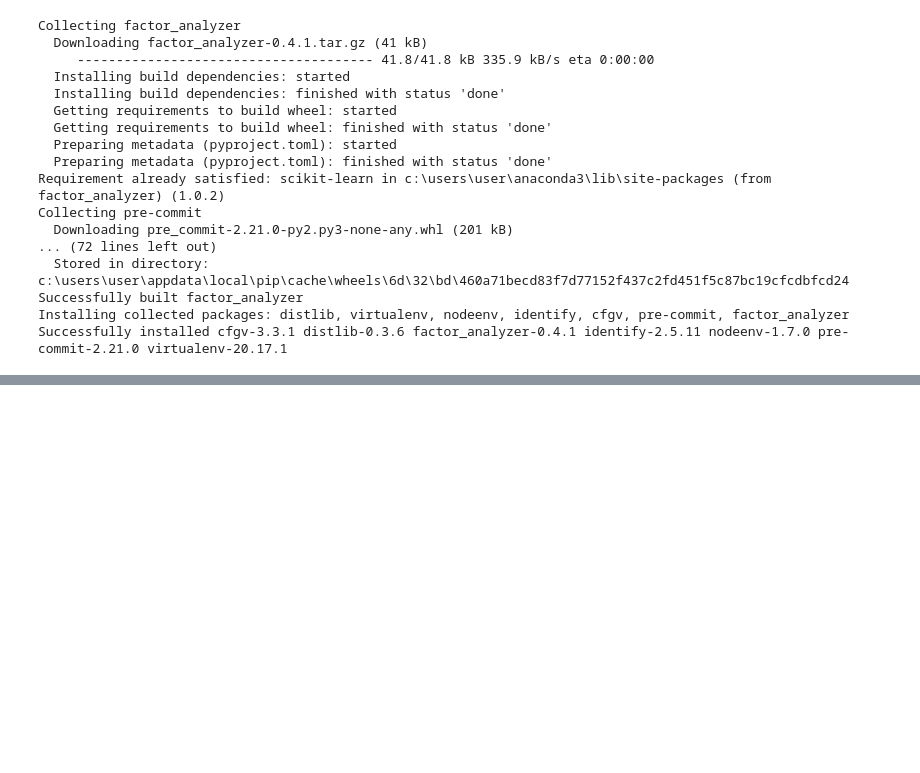
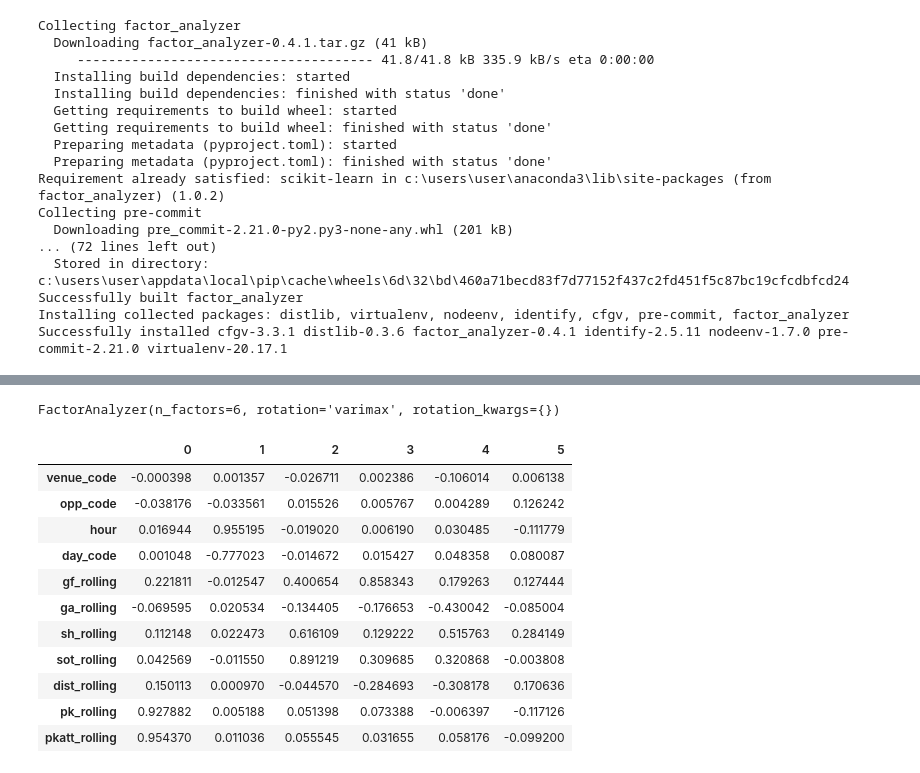
Before and after one commit to AmirJlr/Data-Science-Algorithms-FUM, a Jupyter notebook: Linear Model/FA/factor analysis 1 .ipynb, the cells around one changed output, grey strips where cells are left out. Drawn from its saved outputs; the diff is of its cells as text; code cells hidden in the pictures; blank space fills up the shorter version.

```diff
--- a/Linear Model/FA/factor analysis 1 .ipynb
+++ b/Linear Model/FA/factor analysis 1 .ipynb
@@ -26,0 +108,22 @@ Successfully installed cfgv-3.3.1 distlib-0.3.6 factor_analyzer-0.4.1 identify-2
+# %%
+fa = FactorAnalyzer(n_factors=6,rotation='varimax')
+fa.fit(data)
+# %% [output]
+FactorAnalyzer(n_factors=6, rotation='varimax', rotation_kwargs={})
+# %%
+factor_df= pd.DataFrame(fa.loadings_,index=data.columns)
+# %%
+factor_df
+# %% [output]
+|  | 0 | 1 | 2 | 3 | 4 | 5 |
+| venue_code | -0.000398 | 0.001357 | -0.026711 | 0.002386 | -0.106014 | 0.006138 |
+| opp_code | -0.038176 | -0.033561 | 0.015526 | 0.005767 | 0.004289 | 0.126242 |
+| hour | 0.016944 | 0.955195 | -0.019020 | 0.006190 | 0.030485 | -0.111779 |
+| day_code | 0.001048 | -0.777023 | -0.014672 | 0.015427 | 0.048358 | 0.080087 |
+| gf_rolling | 0.221811 | -0.012547 | 0.400654 | 0.858343 | 0.179263 | 0.127444 |
+| ga_rolling | -0.069595 | 0.020534 | -0.134405 | -0.176653 | -0.430042 | -0.085004 |
+| sh_rolling | 0.112148 | 0.022473 | 0.616109 | 0.129222 | 0.515763 | 0.284149 |
+| sot_rolling | 0.042569 | -0.011550 | 0.891219 | 0.309685 | 0.320868 | -0.003808 |
+| dist_rolling | 0.150113 | 0.000970 | -0.044570 | -0.284693 | -0.308178 | 0.170636 |
+| pk_rolling | 0.927882 | 0.005188 | 0.051398 | 0.073388 | -0.006397 | -0.117126 |
+| pkatt_rolling | 0.954370 | 0.011036 | 0.055545 | 0.031655 | 0.058176 | -0.099200 |
```
Also changed, not shown: parts of 12 cells of this notebook.
